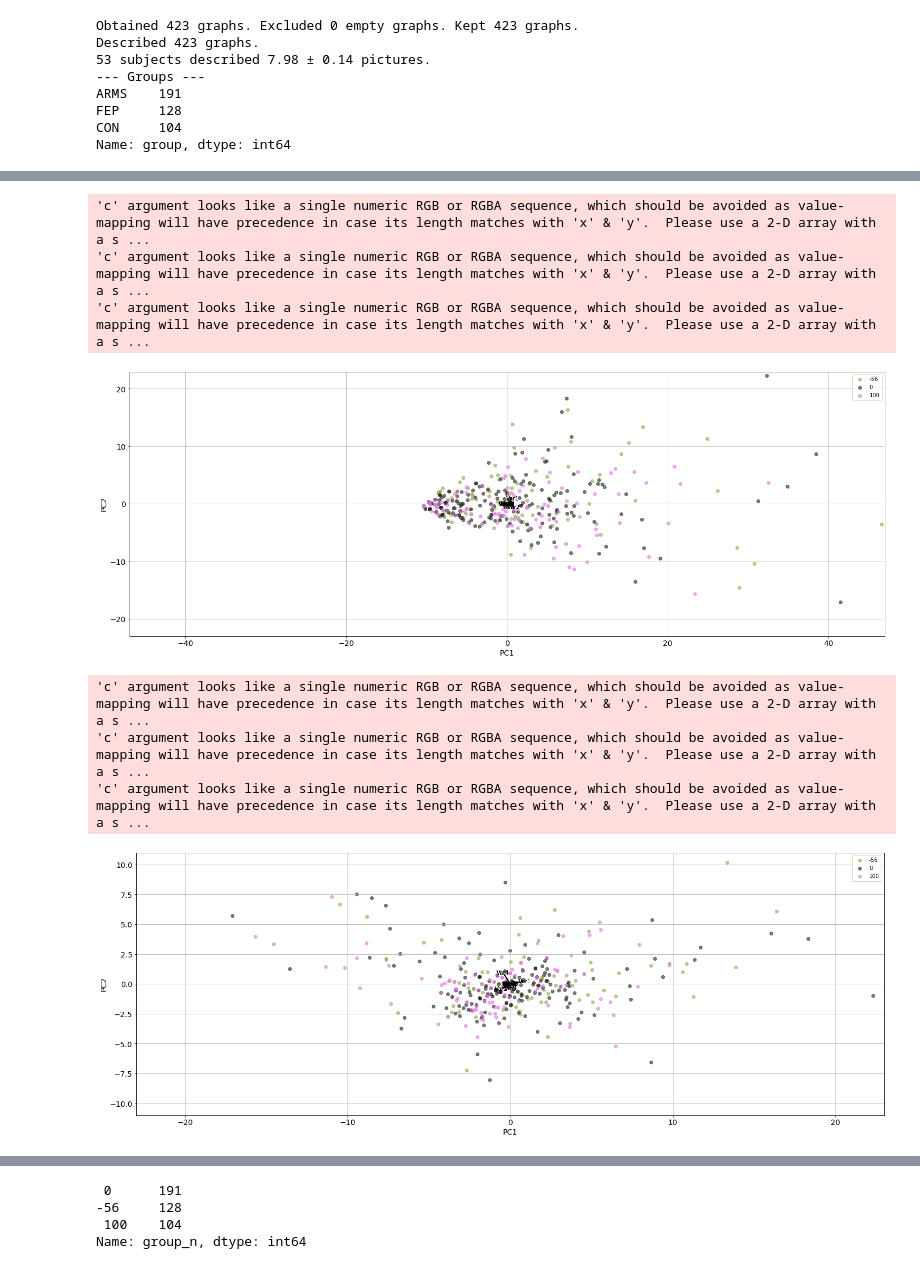
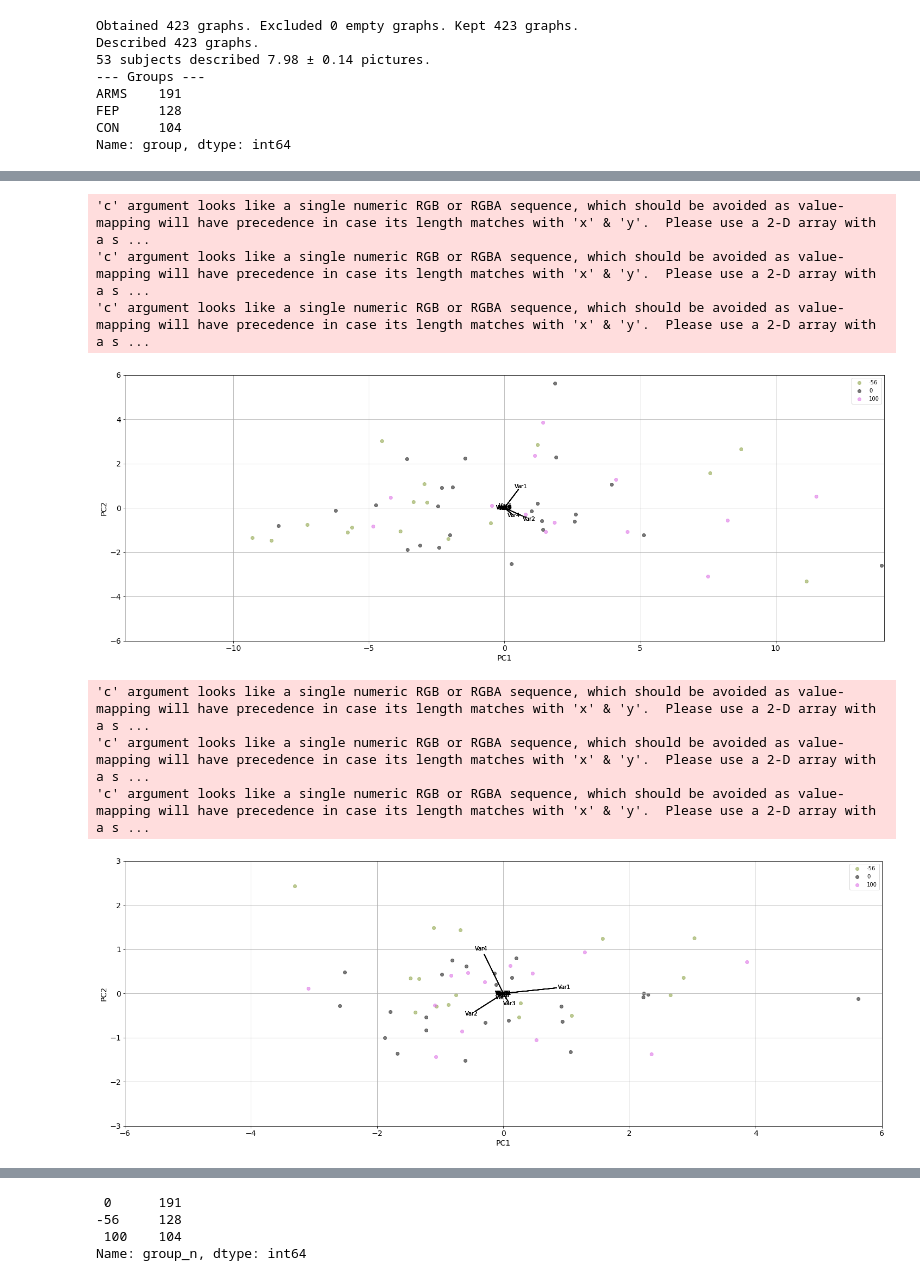
Before and after one commit to alan-turing-institute/netts, a Jupyter notebook: motifs_pca_oasis.ipynb, the cells around one changed output, grey strips where cells are left out. Cells and saved outputs as stored; diff of their text form; code cells hidden in the pictures.

```diff
--- a/motifs_pca_oasis.ipynb
+++ b/motifs_pca_oasis.ipynb
@@ -212,3 +251,34 @@ except FileNotFoundError:
 # --- Compile graphs data (basic properties and motifs) and save ---
 for column in oasis_motif_counts.columns:
     oasis[column] = oasis_motif_counts[column]
+# %%
+# --------------------- Add PC scores ---------------------------------------
+X_new = pca.fit_transform(oasis[motif_cols])
+oasis['PC1_score'] = X_new[:,0]
+oasis['PC2_score'] = X_new[:,1]
+oasis['PC3_score'] = X_new[:,2]
+# %%
+# Exclude subject 12 because of bad quality transcripts
+oasis.shape
+oasis = oasis[oasis.subj.values != '12']
+# %%
+
+
+oasis['inverse_nodes'] = 1/oasis.nodes
+oasis['max_degree_centrality_abs'] = oasis.max_degree_centrality * oasis.nodes
+oasis['max_indegree_centrality_abs'] = oasis.max_indegree_centrality_value * oasis.nodes
+oasis['max_outdegree_centrality_abs'] = oasis.max_outdegree_centrality_value * oasis.nodes
+# %%
+# --------------------- Average across TAT stimuli ( = one datapoint per participant ) ---------------------------------------
+oasis_avg = (oasis.groupby((oasis.subj != oasis.subj.shift()).cumsum())
+                  .mean()
+                  .reset_index(drop=True))
+
+oasis_avg.group_n.value_counts()
+# oasis_avg['group'] = oasis_avg.group_n.astype("category")
+oasis_avg['group'] = pd.Categorical(oasis_avg.group_n)
+
+oasis_avg.group = oasis_avg.group.cat.rename_categories({0: 'CHR', -56: 'FEP', 100: 'CON'})
+oasis_avg.group.cat.reorder_categories(
+    ['CON', 'CHR', 'FEP'], inplace=True)
+oasis_avg.group.value_counts()
@@ -215,22 +345,22 @@ for column in oasis_motif_counts.columns:
 # %%
 # --- Biplot with unrotated components ---
 fig = plt.figure(figsize=(25, 9))
-X_new = pca.fit_transform(oasis[motif_cols])
-biplot(X_new[:, 0:2], np.transpose(pca.components_[0:2, :]), oasis.group_n)
+X_new = pca.fit_transform(oasis_avg[motif_cols])
+biplot(X_new[:, 0:2], np.transpose(pca.components_[0:2, :]), oasis_avg.group_n)
 output = op.join(oasis_output_figures, 'PCA_biplot_unrotated' +
                  '_{0}'.format(str(datetime.date.today())))
 plt.savefig(output)
 plt.show()
 # %% [output]
 'c' argument looks like a single numeric RGB or RGBA sequence, which should be avoided as value-mapping will have precedence in case its length matches with 'x' & 'y'.  Please use a 2-D array with a s ...
 'c' argument looks like a single numeric RGB or RGBA sequence, which should be avoided as value-mapping will have precedence in case its length matches with 'x' & 'y'.  Please use a 2-D array with a s ...
 'c' argument looks like a single numeric RGB or RGBA sequence, which should be avoided as value-mapping will have precedence in case its length matches with 'x' & 'y'.  Please use a 2-D array with a s ...
-[figure, old version]
+[figure, new version]
 # %%
 # --- Biplot with unrotated components ---
 fig = plt.figure(figsize=(25, 9))
-X_new = pca.fit_transform(oasis[motif_cols])
-biplot(X_new[:, 1:3], np.transpose(pca.components_[1:3, :]), oasis.group_n)
+X_new = pca.fit_transform(oasis_avg[motif_cols])
+biplot(X_new[:, 1:3], np.transpose(pca.components_[1:3, :]), oasis_avg.group_n)
 output = op.join(oasis_output_figures, 'PCA_biplot_unrotated_PC2-PC3' +
                  '_{0}'.format(str(datetime.date.today())))
 plt.savefig(output)
@@ -239,7 +369,7 @@ plt.show()
 'c' argument looks like a single numeric RGB or RGBA sequence, which should be avoided as value-mapping will have precedence in case its length matches with 'x' & 'y'.  Please use a 2-D array with a s ...
 'c' argument looks like a single numeric RGB or RGBA sequence, which should be avoided as value-mapping will have precedence in case its length matches with 'x' & 'y'.  Please use a 2-D array with a s ...
 'c' argument looks like a single numeric RGB or RGBA sequence, which should be avoided as value-mapping will have precedence in case its length matches with 'x' & 'y'.  Please use a 2-D array with a s ...
-[figure, old version]
+[figure, new version]
 # %%
 # --- Biplot with unrotated components ---
 fig = plt.figure(figsize=(25, 9))
```
Also changed, not shown: parts of 12 cells of this notebook, 7 other files.
